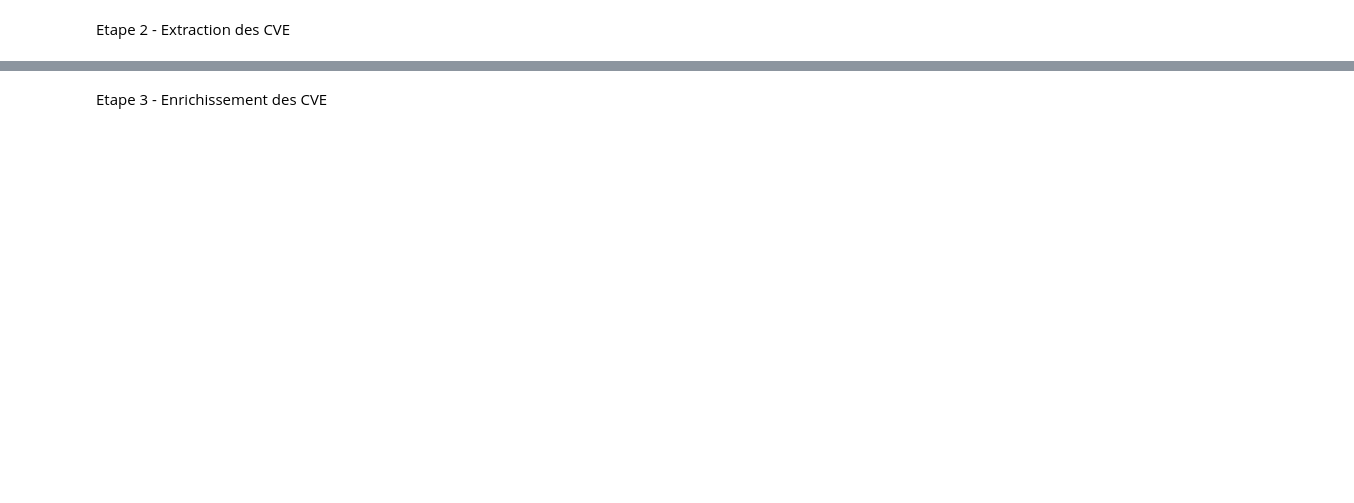
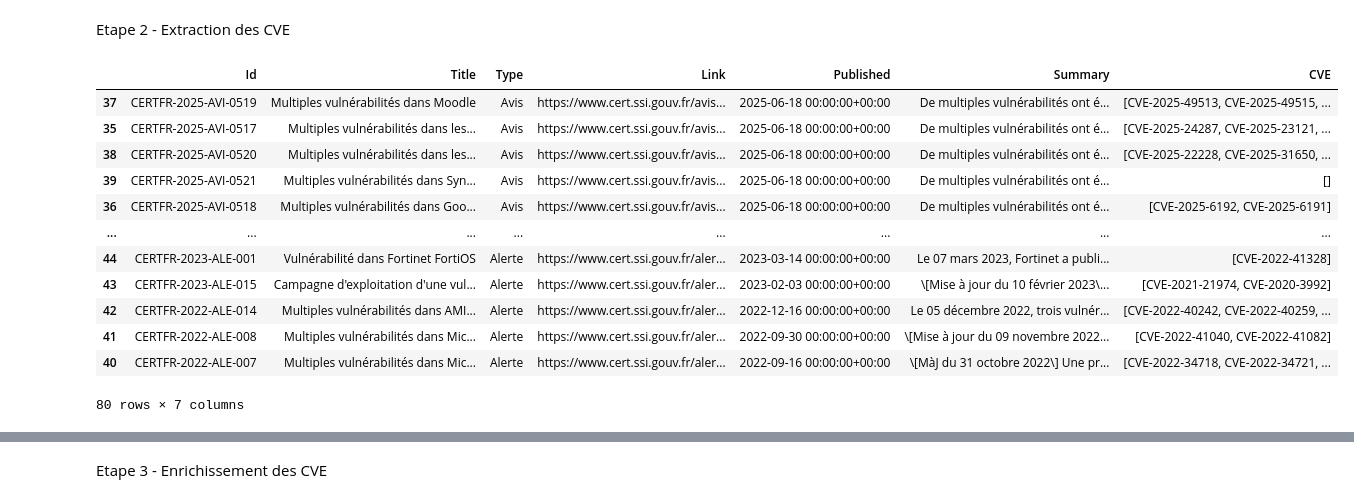
Before and after one commit to El0o/mastercamp-projet-final, a Jupyter notebook: main.ipynb, the cells around one changed output, grey strips where cells are left out. Drawn from its saved outputs; the diff is of its cells as text; code cells hidden in the pictures; blank space fills up the shorter version.

```diff
--- a/main.ipynb
+++ b/main.ipynb
@@ -17,14 +17,14 @@ url_alerte = "https://cert.ssi.gouv.fr/alerte/feed"
 rss_feed_avis = fp.parse(url_avis)
 rss_feed_alerte = fp.parse(url_alerte)
 
-# Check if the feed was parsed correctly
+# Vérification de l'intégrité du flux
 if rss_feed_avis.bozo:
-    raise ValueError("Failed to parse RSS AVIS feed. Please check the URL.\n")
+    raise ValueError("Echec de l'analyse du feed RSS-AVIS. Vérifiez l'URL.\n")
 elif rss_feed_alerte.bozo:
-    raise ValueError("Failed to parse RSS ALERTE feed. Please check the URL.\n")
+    raise ValueError("Echec de l'analyse du feed RSS-ALERTE. Vérifiez l'URL.\n")
 else:
-    print(f"Successfully parsed RSS AVIS feed from {url_avis}\n")
-    print(f"Successfully parsed RSS ALERTE feed from {url_alerte}\n")
+    print(f"Feed RSS-AVIS analysé avec succès (source : {url_avis})\n")
+    print(f"Feed RSS-ALERTE analysé avec succès (source : {url_alerte})\n")
 
 rows = []
 
@@ -33,26 +33,20 @@ def get_bulletin_id(ent_id):
     bulletin_string = parts[-2]
     return bulletin_string
 
+
 def clean_title(title_string):
     """
-    Removes any text enclosed within square brackets [] or parentheses ()
-    from a given string.
+    Supprime tous les textes entre crochets [] ou parenthèses () d'une chaîne de characters donnée.
     """
-
-    # Remove text in parentheses
     cleaned_string = re.sub(r"\(.*?\)", "", title_string)
-
-    # Remove text in square brackets from the already cleaned string
     cleaned_string = re.sub(r"\[.*?\]", "", cleaned_string)
-
-    # Remove any extra spaces that might result from the removal
     cleaned_string = re.sub(r"\s\s+", " ", cleaned_string).strip()
 
     return cleaned_string
 
 
 
-# Loop through RSS feeds entries and collect data
+# Collecte des données ANSSI
 for entry in rss_feed_avis.entries:
 
     rows.append({
@@ -75,12 +69,12 @@ for entry in rss_feed_alerte.entries:
         "Published": entry.published
     })
 
-# Convert list of rows into a DataFrame
+# Conversion en DataFrame
 df_flux_rss = pd.DataFrame(rows, columns=["Id", "Title", "Type", "Link", "Published", "Summary"])
 
-# Convert 'published' to datetime, handling errors
+# Conversion de la colonne 'Publihed' en datetime
 df_flux_rss["Published"] = pd.to_datetime(df_flux_rss["Published"], format="%a, %d %b %Y %H:%M:%S %z", errors='coerce')
 
-# Order the DataFrame by the "published" column
+# Tri par date de publication
 df_flux_rss = df_flux_rss.sort_values(by="Published", ascending=False)
 # %% [output]
@@ -131,3 +124,18 @@ def extract_cve_from_link(link):
 # %%
 #extract CVEs from each link in the DataFrame & store them in a new column
 df_flux_rss["CVE"] = df_flux_rss["Link"].apply(extract_cve_from_link)
+df_flux_rss
+# %% [output]
+|  | Id | Title | Type | Link | Published | Summary | CVE |
+| 37 | CERTFR-2025-AVI-0519 | Multiples vulnérabilités dans Moodle | Avis | https://www.cert.ssi.gouv.fr/avis... | 2025-06-18 00:00:00+00:00 | De multiples vulnérabilités ont é... | [CVE-2025-49513, CVE-2025-49515, ... |
+| 35 | CERTFR-2025-AVI-0517 | Multiples vulnérabilités dans les... | Avis | https://www.cert.ssi.gouv.fr/avis... | 2025-06-18 00:00:00+00:00 | De multiples vulnérabilités ont é... | [CVE-2025-24287, CVE-2025-23121, ... |
+| 38 | CERTFR-2025-AVI-0520 | Multiples vulnérabilités dans les... | Avis | https://www.cert.ssi.gouv.fr/avis... | 2025-06-18 00:00:00+00:00 | De multiples vulnérabilités ont é... | [CVE-2025-22228, CVE-2025-31650, ... |
+| 39 | CERTFR-2025-AVI-0521 | Multiples vulnérabilités dans Syn... | Avis | https://www.cert.ssi.gouv.fr/avis... | 2025-06-18 00:00:00+00:00 | De multiples vulnérabilités ont é... | [] |
+| 36 | CERTFR-2025-AVI-0518 | Multiples vulnérabilités dans Goo... | Avis | https://www.cert.ssi.gouv.fr/avis... | 2025-06-18 00:00:00+00:00 | De multiples vulnérabilités ont é... | [CVE-2025-6192, CVE-2025-6191] |
+| ... | ... | ... | ... | ... | ... | ... | ... |
+| 44 | CERTFR-2023-ALE-001 | Vulnérabilité dans Fortinet FortiOS | Alerte | https://www.cert.ssi.gouv.fr/aler... | 2023-03-14 00:00:00+00:00 | Le 07 mars 2023, Fortinet a publi... | [CVE-2022-41328] |
+| 43 | CERTFR-2023-ALE-015 | Campagne d'exploitation d'une vul... | Alerte | https://www.cert.ssi.gouv.fr/aler... | 2023-02-03 00:00:00+00:00 | \[Mise à jour du 10 février 2023\... | [CVE-2021-21974, CVE-2020-3992] |
+| 42 | CERTFR-2022-ALE-014 | Multiples vulnérabilités dans AMI... | Alerte | https://www.cert.ssi.gouv.fr/aler... | 2022-12-16 00:00:00+00:00 | Le 05 décembre 2022, trois vulnér... | [CVE-2022-40242, CVE-2022-40259, ... |
+| 41 | CERTFR-2022-ALE-008 | Multiples vulnérabilités dans Mic... | Alerte | https://www.cert.ssi.gouv.fr/aler... | 2022-09-30 00:00:00+00:00 | \[Mise à jour du 09 novembre 2022... | [CVE-2022-41040, CVE-2022-41082] |
+| 40 | CERTFR-2022-ALE-007 | Multiples vulnérabilités dans Mic... | Alerte | https://www.cert.ssi.gouv.fr/aler... | 2022-09-16 00:00:00+00:00 | \[MàJ du 31 octobre 2022\] Une pr... | [CVE-2022-34718, CVE-2022-34721, ... |
+80 rows × 7 columns
```
Also changed, not shown: parts of 15 cells of this notebook.
